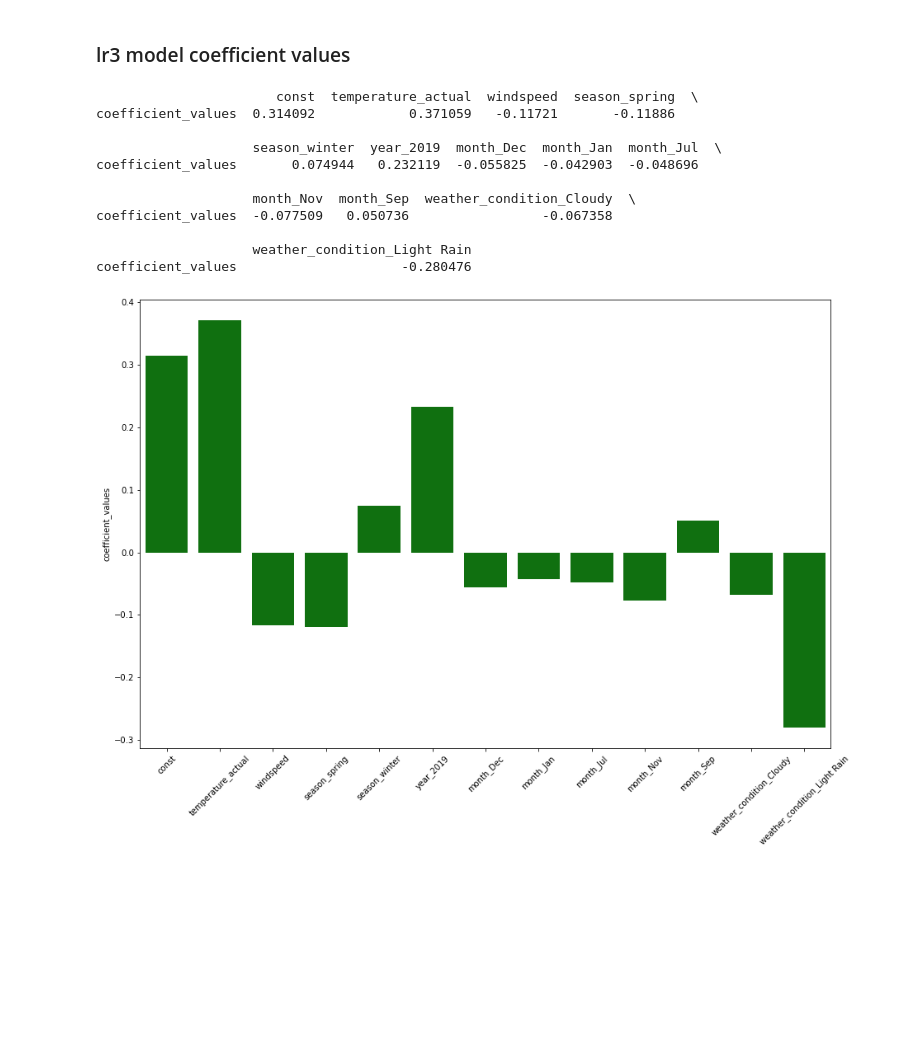
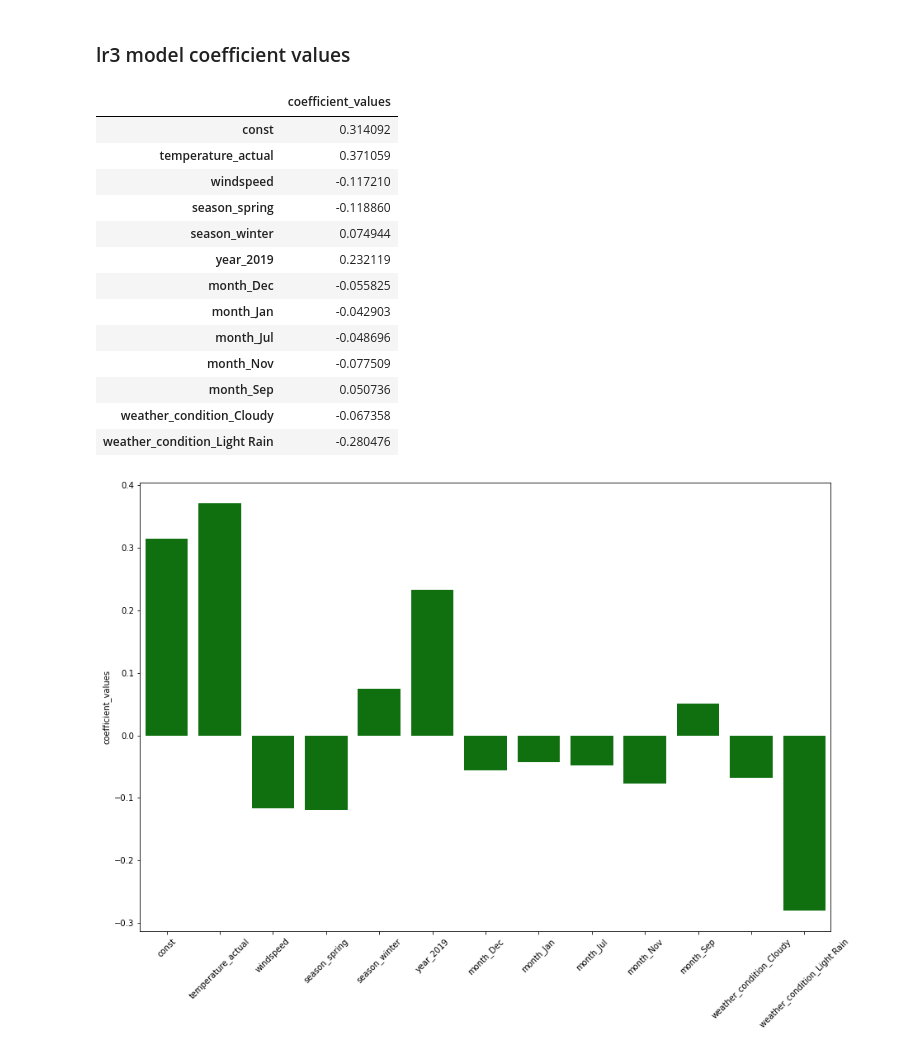
Before and after one commit to CharlieThomasCTG/Bike_sharing_regression, a Jupyter notebook: bike-sharing-multiple-linear-regression-Copy1.ipynb, the cells around one changed output. Saved outputs shown, nothing was run; the diff lists cells and outputs as text; code cells hidden in the pictures; blank space fills up the shorter version.

```diff
--- a/bike-sharing-multiple-linear-regression-Copy1.ipynb
+++ b/bike-sharing-multiple-linear-regression-Copy1.ipynb
@@ -757,19 +737,22 @@ Hypothesis testing states that:
 ### lr3 model coefficient values
 # %%
 model_lm3_coeff=pd.DataFrame(lr3.params,columns=['coefficient_values'])
-print(model_lm3_coeff.T)
+model_lm3_coeff
 # %% [output]
-                       const  temperature_actual  windspeed  season_spring  \
-coefficient_values  0.314092            0.371059   -0.11721       -0.11886
-
-                    season_winter  year_2019  month_Dec  month_Jan  month_Jul  \
-coefficient_values       0.074944   0.232119  -0.055825  -0.042903  -0.048696
-
-                    month_Nov  month_Sep  weather_condition_Cloudy  \
-coefficient_values  -0.077509   0.050736                 -0.067358
-
-                    weather_condition_Light Rain
-coefficient_values                     -0.280476
+|  | coefficient_values |
+| const | 0.314092 |
+| temperature_actual | 0.371059 |
+| windspeed | -0.117210 |
+| season_spring | -0.118860 |
+| season_winter | 0.074944 |
+| year_2019 | 0.232119 |
+| month_Dec | -0.055825 |
+| month_Jan | -0.042903 |
+| month_Jul | -0.048696 |
+| month_Nov | -0.077509 |
+| month_Sep | 0.050736 |
+| weather_condition_Cloudy | -0.067358 |
+| weather_condition_Light Rain | -0.280476 |
 # %%
 plt.figure(figsize = (15,10))
 #coeff = pd.DataFrame(lr3.coef_, index = X_train_lm3.columns, columns = ['Coefficient'])
```
Also changed, not shown: parts of 31 cells of this notebook.
